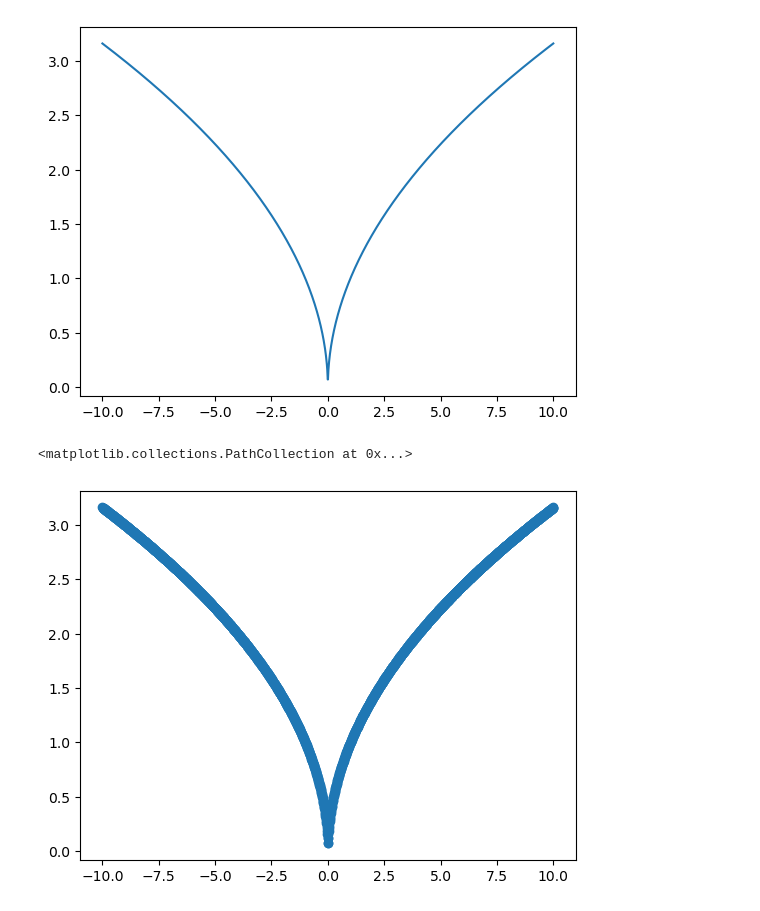
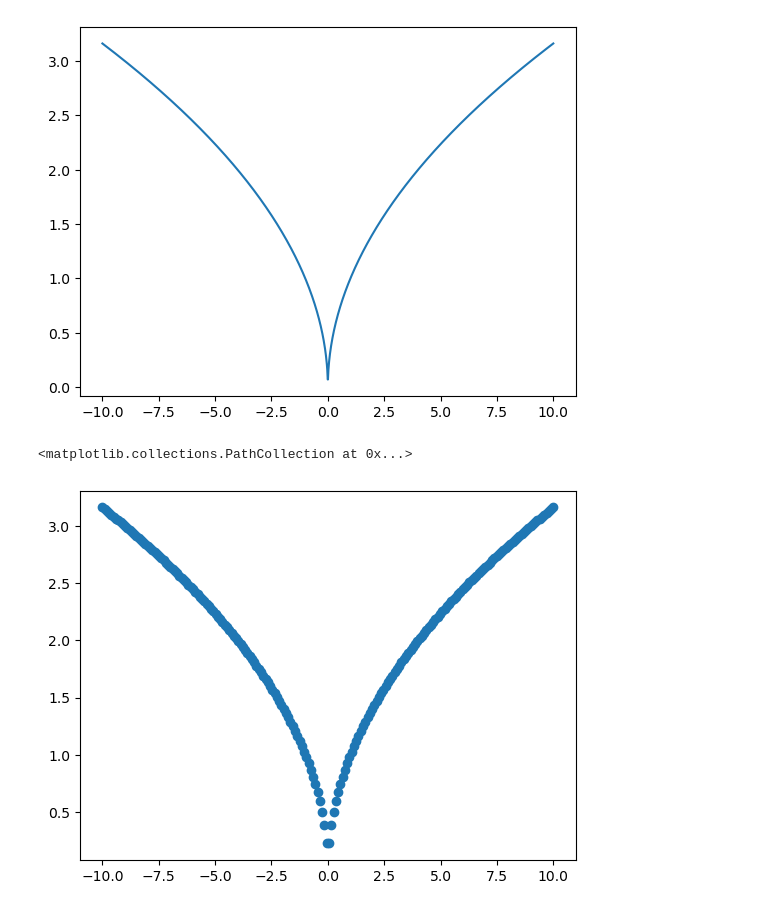
Before and after one commit to NicolasJeanGonel/smt_test, a Jupyter notebook: test_smt.ipynb, the cells around one changed output. Cells and saved outputs as stored; diff of their text form; code cells hidden in the pictures.

```diff
--- a/test_smt.ipynb
+++ b/test_smt.ipynb
@@ -14,12 +14,12 @@ plt.plot(x_test,y_true)
 [figure]
 # %%
 # x_sample =np.sort(np.random.rand(100)*20-10)
-x_sample=np.linspace(-10,10,2000)
+x_sample=np.linspace(-10,10,200)
 y_sample=f(x_sample)
 plt.scatter(x_sample,y_sample)
 # %% [output]
 <matplotlib.collections.PathCollection at 0x...>
-[figure, old version]
+[figure, new version]
 # %%
 from smt.surrogate_models import KRG
 model=KRG(theta0=[1e-2],print_prediction = False,corr="matern32")
```
Also changed, not shown: parts of 5 cells of this notebook.
